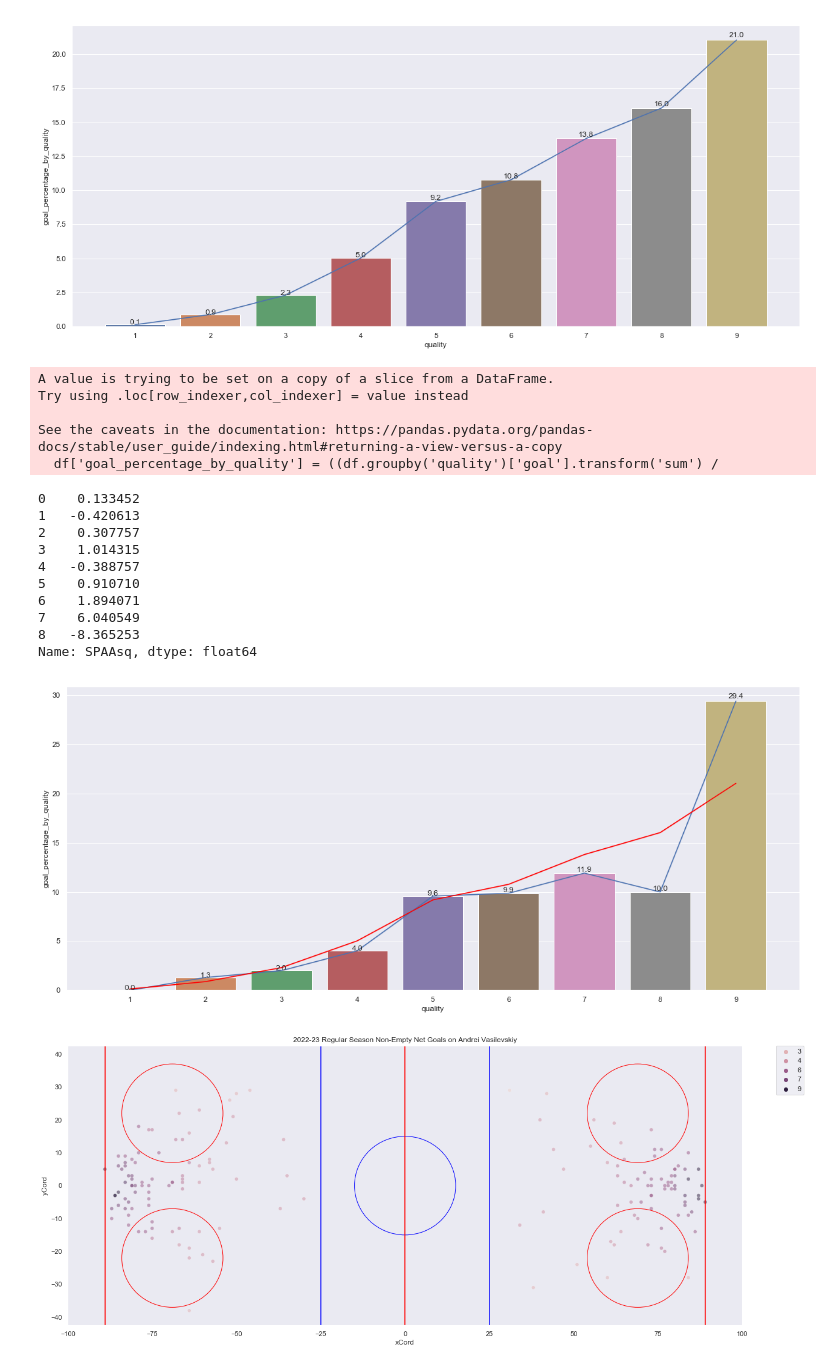
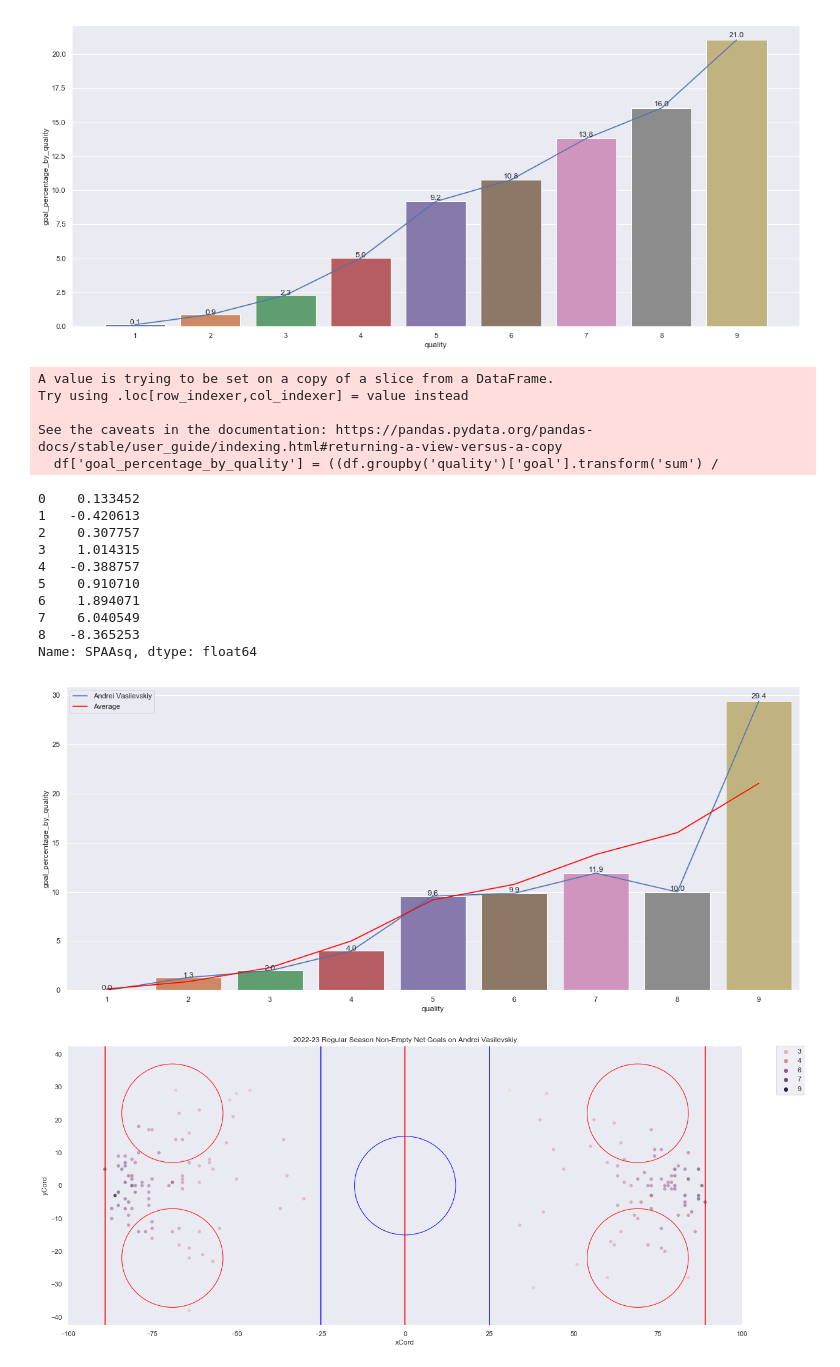
Before and after one commit to jesseplamondon/2022_NHL_Shots_Project, a Jupyter notebook: 2022_Shots.ipynb, the cells around one changed output. Saved outputs shown, nothing was run; the diff lists cells and outputs as text; code cells hidden in the pictures.

Commit message:
Worked on plotting functionality and created test plot

```diff
--- a/2022_Shots.ipynb
+++ b/2022_Shots.ipynb
@@ -107,7 +107,7 @@ show_values(bar_plot)
 # %% [output]
 [figure]
 # %%
-def get_goalie_SPAAsq(df, average_df, name, plot):
+def get_goalie_SPAAsq(df, average_df, name, plot, plot_average):
     # Check each goalie's shots in different qualities to see performance
     df = df[df['goalieNameForShot']==name]
     df['goal_percentage_by_quality'] = ((df.groupby('quality')['goal'].transform('sum') /
@@ -115,10 +115,12 @@ def get_goalie_SPAAsq(df, average_df, name, plot):
     df_qualities = df.drop_duplicates('quality').sort_values('quality')
 
     if plot:
-        bar_plot = sns.barplot(x='quality', y='goal_percentage_by_quality', data=df.drop_duplicates('quality'))
-        sns.lineplot(x=(df['quality']-1), y='goal_percentage_by_quality', data = df)
-        sns.lineplot(x=(average_df['quality']-1), y='goal_percentage_by_quality', data = average_df, color='red')
-        show_values(bar_plot)
+        sns.lineplot(x=(df['quality']-1), y='goal_percentage_by_quality', data = df, label=name)
+        if plot_average:
+            sns.lineplot(x=(average_df['quality']-1), y='goal_percentage_by_quality', data = average_df, color='red',
+                         label='Average')
+            bar_plot = sns.barplot(x='quality', y='goal_percentage_by_quality', data=df.drop_duplicates('quality'))
+            show_values(bar_plot)
 
     average_goal_percentage_by_shot_quality.rename(columns={'goal_percentage_by_quality': 'average_goal_percentage'},
                                                    inplace=True)
@@ -131,24 +133,24 @@ def get_goalie_SPAAsq(df, average_df, name, plot):
     return merged_df['SPAAsq']
 # %%
 name = 'Andrei Vasilevskiy'
-get_goalie_SPAAsq(df, average_quality_save_percentages_df, name, True)
+get_goalie_SPAAsq(df, average_quality_save_percentages_df, name, True, True)
 # %% [output]
 A value is trying to be set on a copy of a slice from a DataFrame.
 Try using .loc[row_indexer,col_indexer] = value instead
 
 See the caveats in the documentation: https://pandas.pydata.org/pandas-docs/stable/user_guide/indexing.html#returning-a-view-versus-a-copy
   df['goal_percentage_by_quality'] = ((df.groupby('quality')['goal'].transform('sum') /
 0    0.133452
 1   -0.420613
 2    0.307757
 3    1.014315
 4   -0.388757
 5    0.910710
 6    1.894071
 7    6.040549
 8   -8.365253
 Name: SPAAsq, dtype: float64
-[figure, old version]
+[figure, new version]
 # %%
 plot_rink(df_goals[df_goals['goalieNameForShot']==name], "2022-23 Regular Season Non-Empty Net Goals on "+name)
 # %% [output]
```
Also changed, not shown: parts of 7 cells of this notebook.
